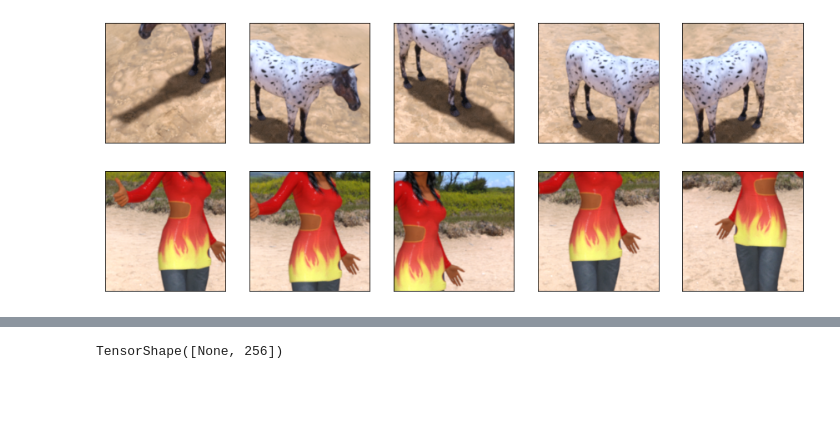
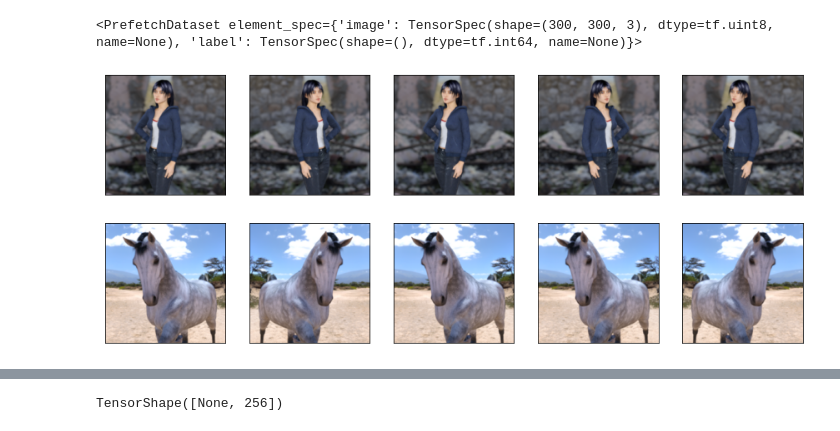
Before and after one commit to airatinho/task, a Jupyter notebook: rashka.ipynb, the cells around one changed output, grey strips where cells are left out. Drawn from its saved outputs; the diff is of its cells as text; code cells hidden in the pictures; blank space fills up the shorter version.

```diff
--- a/rashka.ipynb
+++ b/rashka.ipynb
@@ -1375,6 +1375,3 @@ plt.show()
 for ex in valid_f.take(5):
     print(ex.keys())
     break
-# %%
-def preprocess(example,size=(64,64),mode='train'):
-    pass
@@ -1396,32 +1391,37 @@ Shuffling C:\Users\karim\tensorflow_datasets\horses_or_humans\3.0.0.incompleteAC
 # %%
 train_hh=horse_or_humans_bldr['train']
 test_hh=horse_or_humans_bldr['test']
+test_hh
+# %% [output]
+<PrefetchDataset element_spec={'image': TensorSpec(shape=(300, 300, 3), dtype=tf.uint8, name=None), 'label': TensorSpec(shape=(), dtype=tf.int64, name=None)}>
 # %%
-train_f=faces_train.take(1000)
-valid_f=faces_train.skip(1000)
+train_f=train_hh.take(800)
+valid_f=train_hh.skip(200)
 def preprocess(example,size=(64,64),mode='train'):
     image=example['image']
     label=example['label']
     if mode == 'train':
-        image_cropped=tf.image.random_crop(image,size=(178,178,3))
-        image_resized=tf.image.resize(image_cropped,size=size)
+        # image_cropped=tf.image.random_crop(image,size=(150,150,3))
+        image_resized=tf.image.resize(image,size=size)
         image_flipped=tf.image.random_flip_left_right(image_resized)
         return image_flipped/255.,tf.cast(label,tf.int32)
     else:
-        image_cropped=tf.image.random_crop(image,size=(178,178,3))
-        image_resized=tf.image.resize(image_cropped,size=size)
+        # image_cropped=tf.image.random_crop(image,size=(150,150,3))
+        image_resized=tf.image.resize(image,size=size)
         return image_resized/255.,tf.cast(label,tf.int32)
 # %%
+import tensorflow as tf
+import matplotlib.pyplot as plt
 ds=train_hh.shuffle(1000,reshuffle_each_iteration=False)
 ds=ds.take(2).repeat(5)
-ds=ds.map(lambda x: preprocess(x,size=(178,178)))
+ds=ds.map(lambda x: preprocess(x,size=(200,200)))
 fig=plt.figure(figsize=(15,6))
 for j,ex in enumerate(ds):
     ax=fig.add_subplot(2,5,j//2+(j%2)*5+1)
     ax.set_xticks([]);ax.set_yticks([])
     ax.imshow(ex[0])
 
 plt.show()
 # %% [output]
-[figure, old version]
+[figure, new version]
 # %%
```
Also changed, not shown: parts of 9 cells of this notebook.
